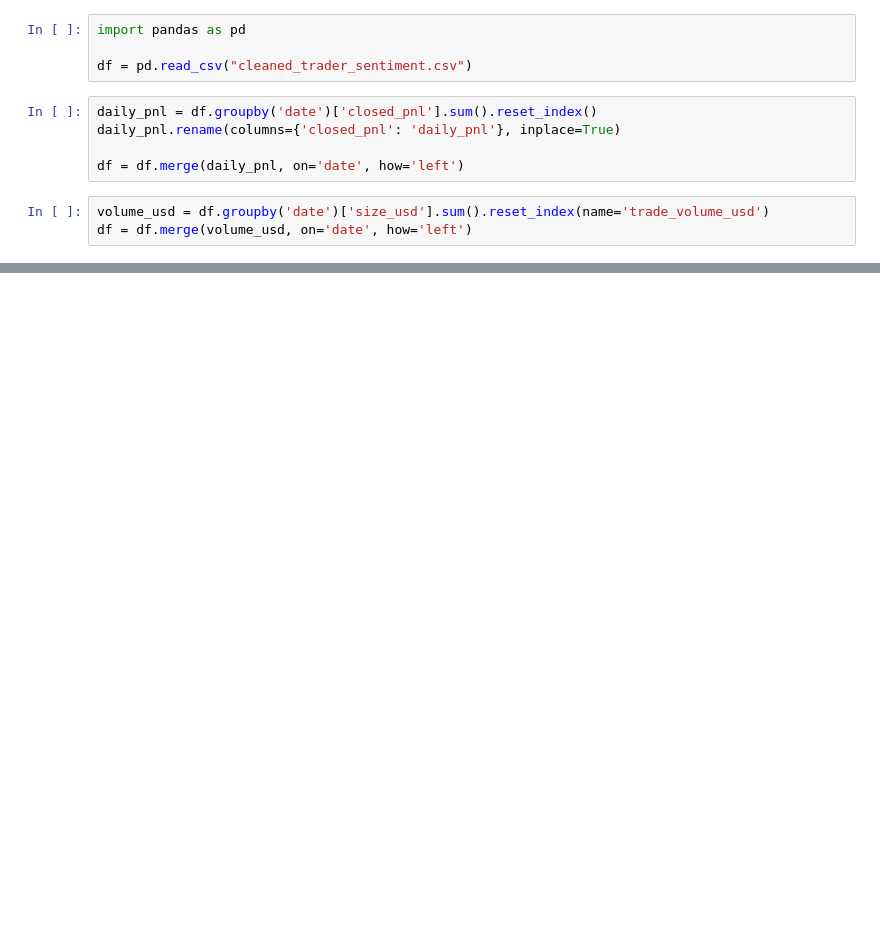
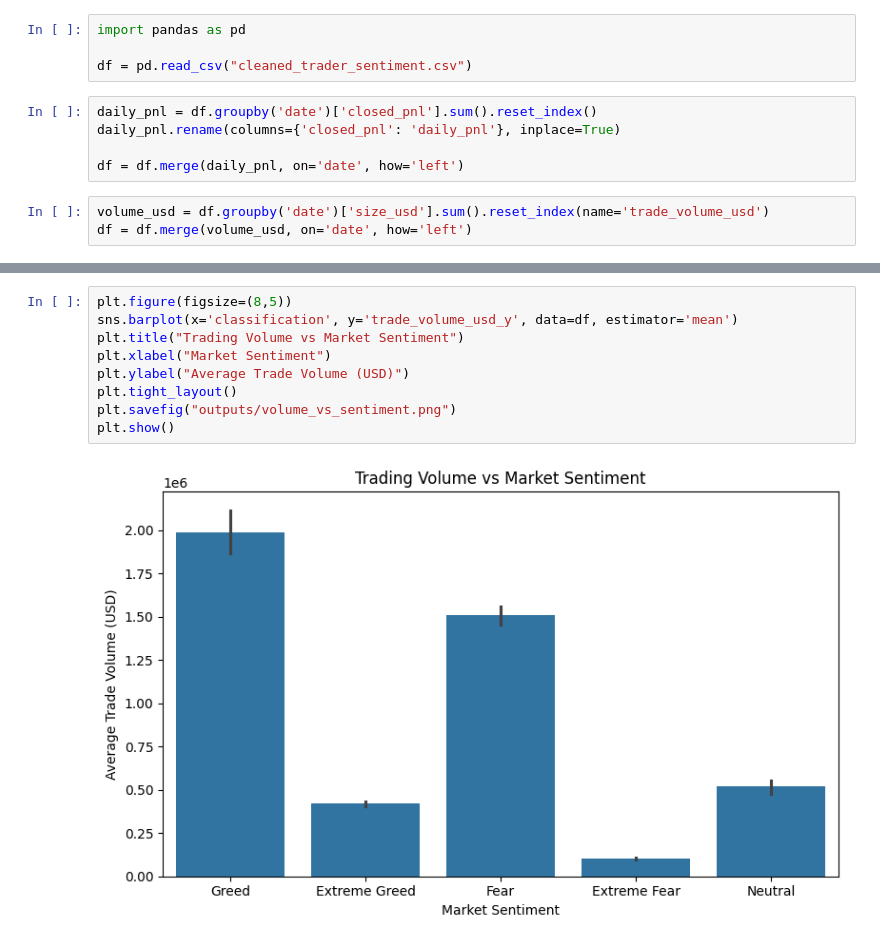
Before and after one commit to Arpingh01/ds_arpita_singh, a Jupyter notebook: notebook_2.ipynb, the cells around one changed output, grey strips where cells are left out. Saved outputs shown, nothing was run; the diff lists cells and outputs as text; blank space fills up the shorter version.

```diff
--- a/notebook_2.ipynb
+++ b/notebook_2.ipynb
@@ -19,0 +139,11 @@ df = df.merge(avg_leverage, on='date', how='left')
+# %%
+plt.figure(figsize=(8,5))
+sns.barplot(x='classification', y='trade_volume_usd_y', data=df, estimator='mean')
+plt.title("Trading Volume vs Market Sentiment")
+plt.xlabel("Market Sentiment")
+plt.ylabel("Average Trade Volume (USD)")
+plt.tight_layout()
+plt.savefig("outputs/volume_vs_sentiment.png")
+plt.show()
+# %% [output]
+[figure, added]
```
Also changed, not shown: parts of 13 cells of this notebook.
